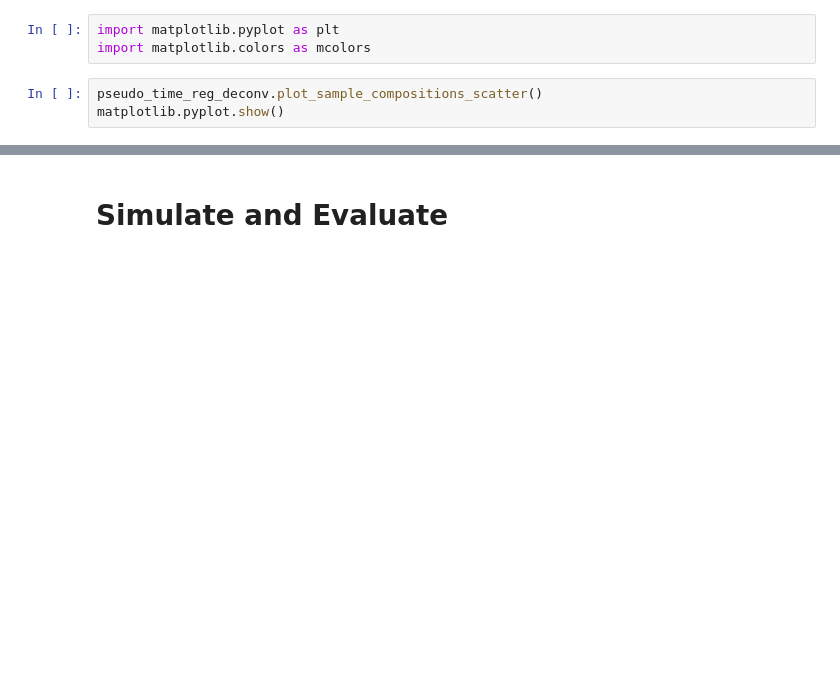
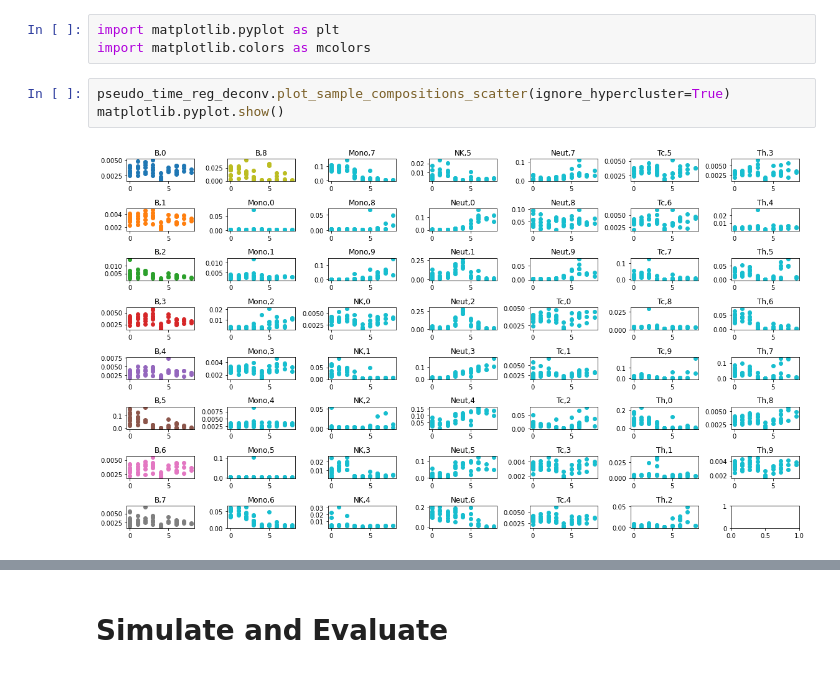
Before and after one commit to broadinstitute/temporal-rna-seq-deconvolution, a Jupyter notebook: working.ipynb, the cells around one changed output, grey strips where cells are left out. Drawn from its saved outputs; the diff is of its cells as text; blank space fills up the shorter version.

```diff
--- a/working.ipynb
+++ b/working.ipynb
@@ -116,8 +116,10 @@ matplotlib.pyplot.yscale('log')
 import matplotlib.pyplot as plt
 import matplotlib.colors as mcolors
 # %%
-pseudo_time_reg_deconv.plot_sample_compositions_scatter()
+pseudo_time_reg_deconv.plot_sample_compositions_scatter(ignore_hypercluster=True)
 matplotlib.pyplot.show()
+# %% [output]
+[figure, added]
 # %%
 pseudo_time_reg_deconv.plot_sample_compositions_boxplot()
 matplotlib.pyplot.show()
```
Also changed, not shown: parts of 9 cells of this notebook, 1 other file.
